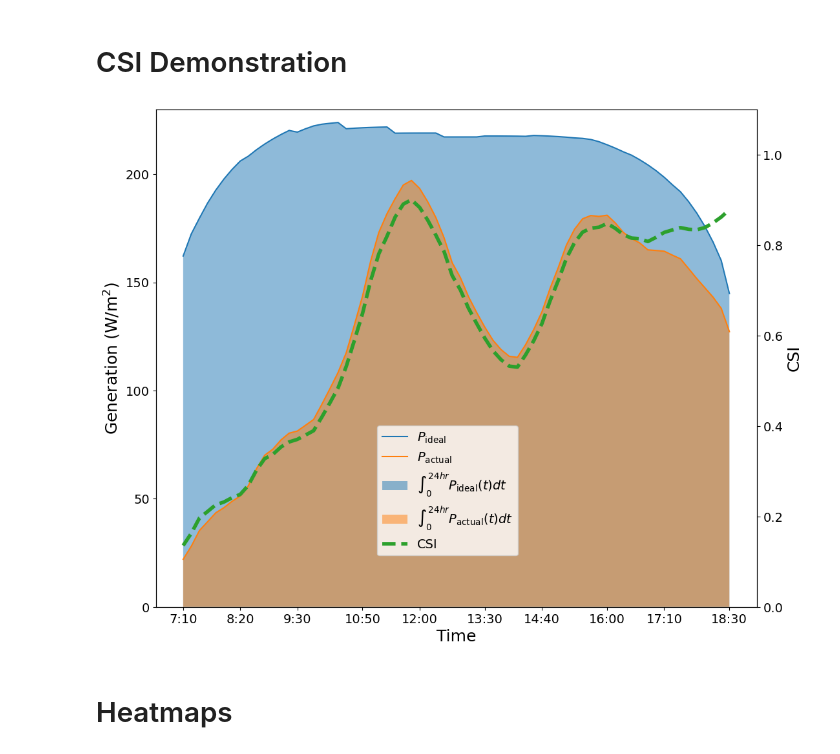
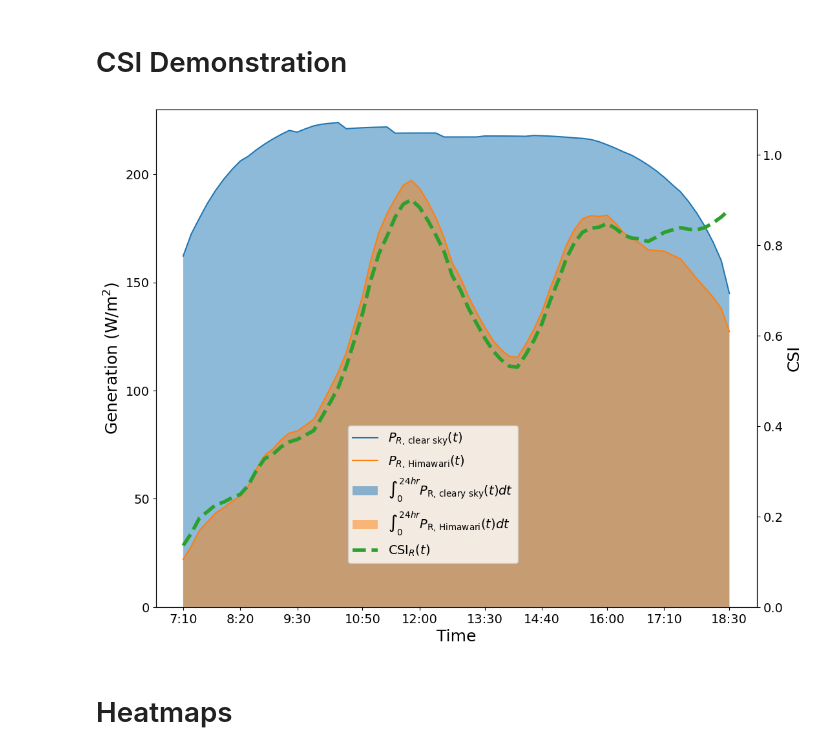
Before and after one commit to cdoedens/aus-historical-solar-droughts, a Jupyter notebook: code/python/notebooks/actual-ideal.ipynb, the cells around one changed output. Saved outputs shown, nothing was run; the diff lists cells and outputs as text; code cells hidden in the pictures.

```diff
--- a/code/python/notebooks/actual-ideal.ipynb
+++ b/code/python/notebooks/actual-ideal.ipynb
@@ -166,39 +166,39 @@ rez_colours = {
 # %%
 date = slice('2018-12-12T0710', '2018-12-12T1830')
 fig, ax = plt.subplots(figsize=(12,10))
 data = ds.sel(region='S7', time=date)
 
 # x = [f'{h}:{m:02d}' for h, m in zip(data.time.dt.hour.data, data.time.dt.minute.data)]
 x = range(len(data.time))
 
-ax.plot(x, 221 * data.ideal, label = r'$P_\text{ideal}$')
-ax.plot(x, 221 * data.actual, label = r'$P_\text{actual}$')
+ax.plot(x, 221 * data.ideal, label = r'$P_{R,\,\text{clear sky}}(t)$')
+ax.plot(x, 221 * data.actual, label = r'$P_{R,\,\text{Himawari}}(t)$')
 
-ax.fill_between(x, 221 * data.ideal, alpha=0.5, label = r'$\int_{0}^{24 hr} {P_\text{ideal}(t)}dt$')
-ax.fill_between(x, 221 * data.actual, alpha=0.5,label = r'$\int_{0}^{24 hr} {P_\text{actual}(t)}dt$')
+ax.fill_between(x, 221 * data.ideal, alpha=0.5, label = r'$\int_{0}^{24 hr} {P_\text{R, cleary sky}(t)}dt$')
+ax.fill_between(x, 221 * data.actual, alpha=0.5,label = r'$\int_{0}^{24 hr} {P_\text{R, Himawari}(t)}dt$')
 
 ax2 = ax.twinx()
-ax2.plot(x, data.actual / data.ideal, c='C2', lw=4, ls='--', label = 'CSI')
+ax2.plot(x, data.actual / data.ideal, c='C2', lw=4, ls='--', label = r'$\text{CSI}_R(t)$')
 
 # fig.legend(loc='center')
 fig.legend(bbox_to_anchor=(0.6,0.4))
 
 ax.set_ylim(0,230)
 ax2.set_ylim(0,1.1)
 
 ax.set_ylabel('Generation (W/m$^2$)')
 ax2.set_ylabel('CSI')
 
 xticks = np.linspace(0, len(data.time) - 1, 10, dtype=int)
 xlabels_all = [f'{data.time.dt.hour.data[i]}:{data.time.dt.minute.data[i]:02d}' for i in xticks]
 
 ax.set_xticks(xticks)
 ax.set_xticklabels(xlabels_all)
 ax.set_xlabel('Time')
 plt.savefig(f'{fig_dir}/csi_example.png')
 plt.show()
 # %% [output]
-[figure, old version]
+[figure, new version]
 # %% [markdown]
 # Heatmaps
 # %% [markdown]
```
Also changed, not shown: parts of 1 cell of this notebook, 3 other files.
